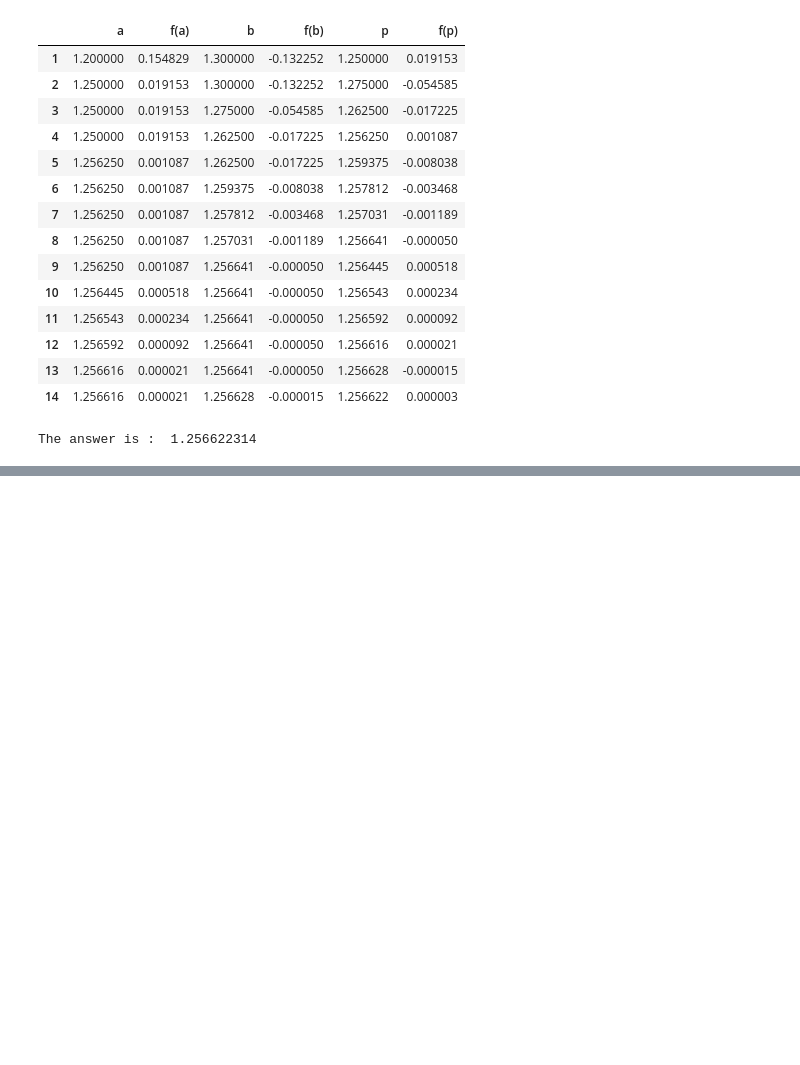
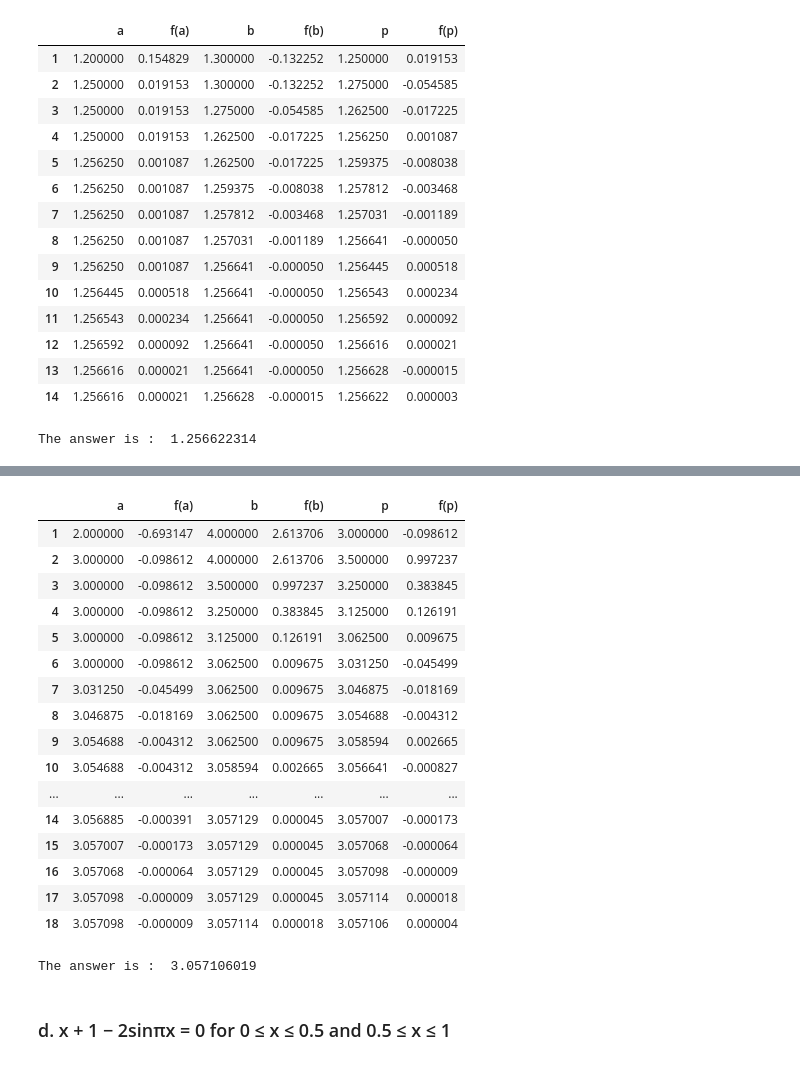
Before and after one commit to aadimator/numerical-computing, a Jupyter notebook: Bisection Method.ipynb, the cells around one changed output, grey strips where cells are left out. Cells and saved outputs as stored; diff of their text form; code cells hidden in the pictures; blank space fills up the shorter version.

```diff
--- a/Bisection Method.ipynb
+++ b/Bisection Method.ipynb
@@ -488,0 +572,26 @@ The answer is :  1.256622314
+# %%
+Bisection(2, 4, f, tolerance=pow(10, -5), output="table")
+# %% [output]
+|  | a | f(a) | b | f(b) | p | f(p) |
+| 1 | 2.000000 | -0.693147 | 4.000000 | 2.613706 | 3.000000 | -0.098612 |
+| 2 | 3.000000 | -0.098612 | 4.000000 | 2.613706 | 3.500000 | 0.997237 |
+| 3 | 3.000000 | -0.098612 | 3.500000 | 0.997237 | 3.250000 | 0.383845 |
+| 4 | 3.000000 | -0.098612 | 3.250000 | 0.383845 | 3.125000 | 0.126191 |
+| 5 | 3.000000 | -0.098612 | 3.125000 | 0.126191 | 3.062500 | 0.009675 |
+| 6 | 3.000000 | -0.098612 | 3.062500 | 0.009675 | 3.031250 | -0.045499 |
+| 7 | 3.031250 | -0.045499 | 3.062500 | 0.009675 | 3.046875 | -0.018169 |
+| 8 | 3.046875 | -0.018169 | 3.062500 | 0.009675 | 3.054688 | -0.004312 |
+| 9 | 3.054688 | -0.004312 | 3.062500 | 0.009675 | 3.058594 | 0.002665 |
+| 10 | 3.054688 | -0.004312 | 3.058594 | 0.002665 | 3.056641 | -0.000827 |
+| ... | ... | ... | ... | ... | ... | ... |
+| 14 | 3.056885 | -0.000391 | 3.057129 | 0.000045 | 3.057007 | -0.000173 |
+| 15 | 3.057007 | -0.000173 | 3.057129 | 0.000045 | 3.057068 | -0.000064 |
+| 16 | 3.057068 | -0.000064 | 3.057129 | 0.000045 | 3.057098 | -0.000009 |
+| 17 | 3.057098 | -0.000009 | 3.057129 | 0.000045 | 3.057114 | 0.000018 |
+| 18 | 3.057098 | -0.000009 | 3.057114 | 0.000018 | 3.057106 | 0.000004 |
+# %%
+print("The answer is : " , Bisection(2, 4, f, tolerance=pow(10, -5), output="answer"))
+# %% [output]
+The answer is :  3.057106019
+# %% [markdown]
+### d. x + 1 − 2sinπx = 0 for 0 ≤ x ≤ 0.5 and 0.5 ≤ x ≤ 1
```
Also changed, not shown: parts of 19 cells of this notebook.
